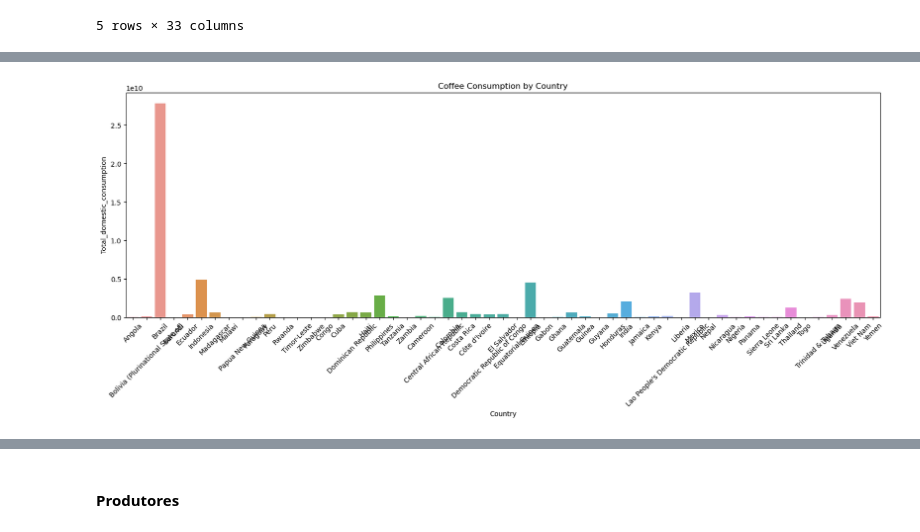
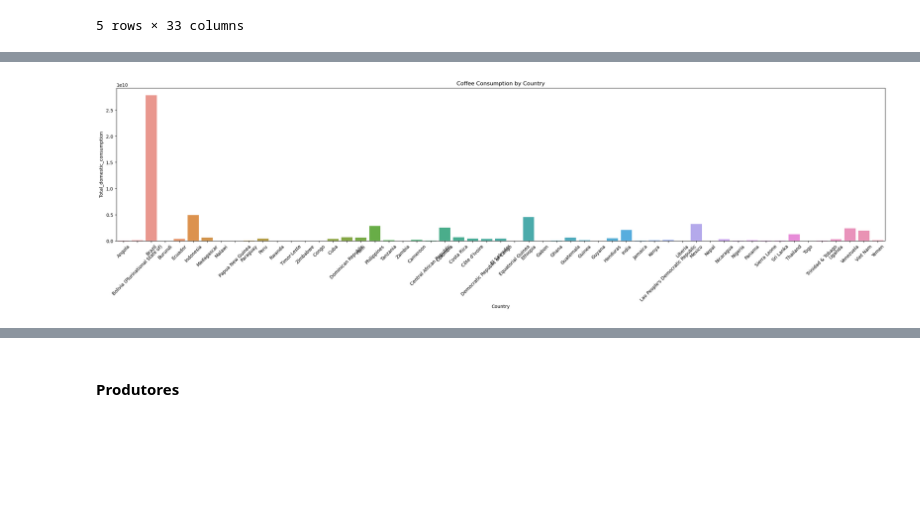
Before and after one commit to ladata-ufs/Cafezinho-G3, a Jupyter notebook: project.ipynb, the cells around one changed output, grey strips where cells are left out. Cells and saved outputs as stored; diff of their text form; code cells hidden in the pictures; blank space fills up the shorter version.

```diff
--- a/project.ipynb
+++ b/project.ipynb
@@ -57,13 +57,13 @@ dtypes: int64(31), object(2)
 memory usage: 14.3+ KB
 # %%
 # Barplot
-plt.figure(figsize=(20, 6))
+plt.figure(figsize=(30, 6))
 sns.barplot(x='Country', y='Total_domestic_consumption', data=consumo_domestico)
 plt.xticks(rotation=45)
 plt.title('Coffee Consumption by Country')
 plt.show()
 # %% [output]
-[figure, old version]
+[figure, new version]
 # %%
 # mesmo gráfico somente com os maiores produtores
 # Ordenar o DataFrame pelo valor da produção em ordem decrescente
```
Also changed, not shown: parts of 5 cells of this notebook.
